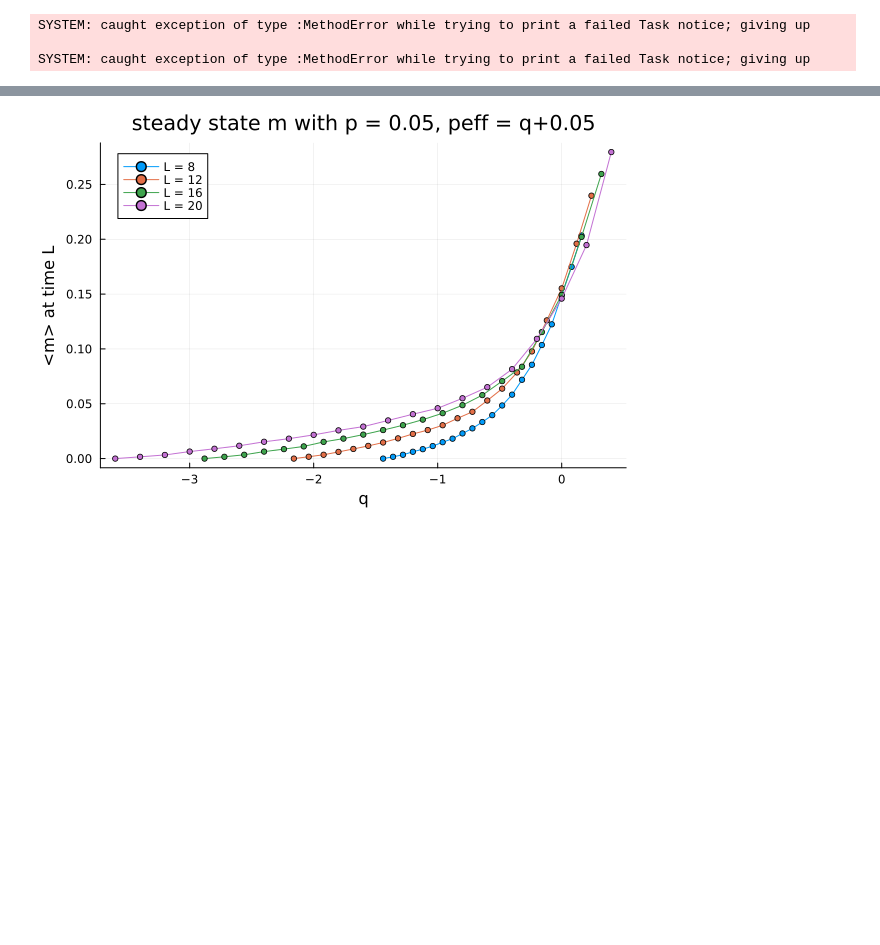
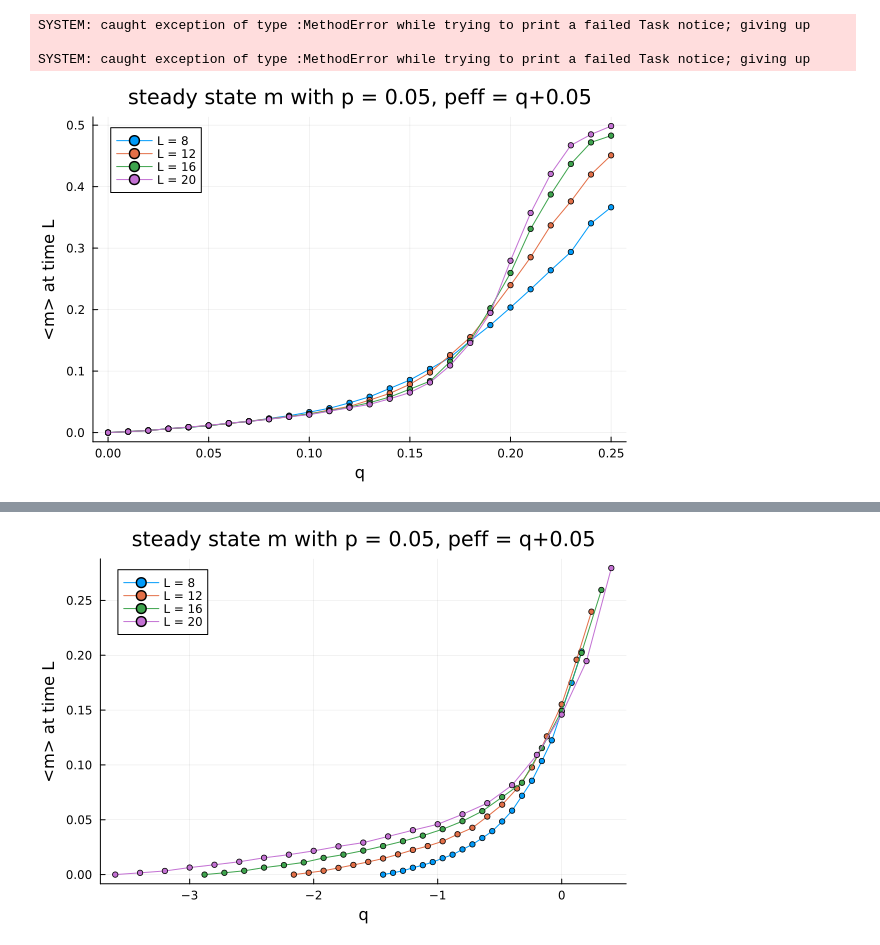
Before and after one commit to jahauser/single_shot, a Jupyter notebook: notebooks/25_11_13.ipynb, the cells around one changed output, grey strips where cells are left out. Cells and saved outputs as stored; diff of their text form; code cells hidden in the pictures; blank space fills up the shorter version.

Commit message:
new data

```diff
--- a/notebooks/25_11_13.ipynb
+++ b/notebooks/25_11_13.ipynb
@@ -8,3 +8,19 @@ SYSTEM: caught exception of type :MethodError while trying to print a failed Tas
 # %%
 data_11_13 = jldopen("../25_11_13_output/collated_results.jld2")["results"];
 data_11_17 = jldopen("../25_11_17_output/collated_results.jld2")["results"];
+# %%
+algo = "adv_MWPM"
+p = 0.05
+Δ = 0.05
+
+plt = plot()
+for L in 8:4:20
+    qs = 0.0:0.01:0.25
+    T = L
+    ys = [data_11_13[(algo, L, L, p, q, round(q+Δ,digits=2))][1][T] for q in qs]
+    plot!(qs, ys, label="L = $L", xlabel="q", ylabel="<m> at time L", m=3, title="steady state m with p = $p, peff = q+$Δ")
+end
+
+plt
+# %% [output]
+[figure, added]
```
Also changed, not shown: parts of 4 cells of this notebook, 6 other files.
